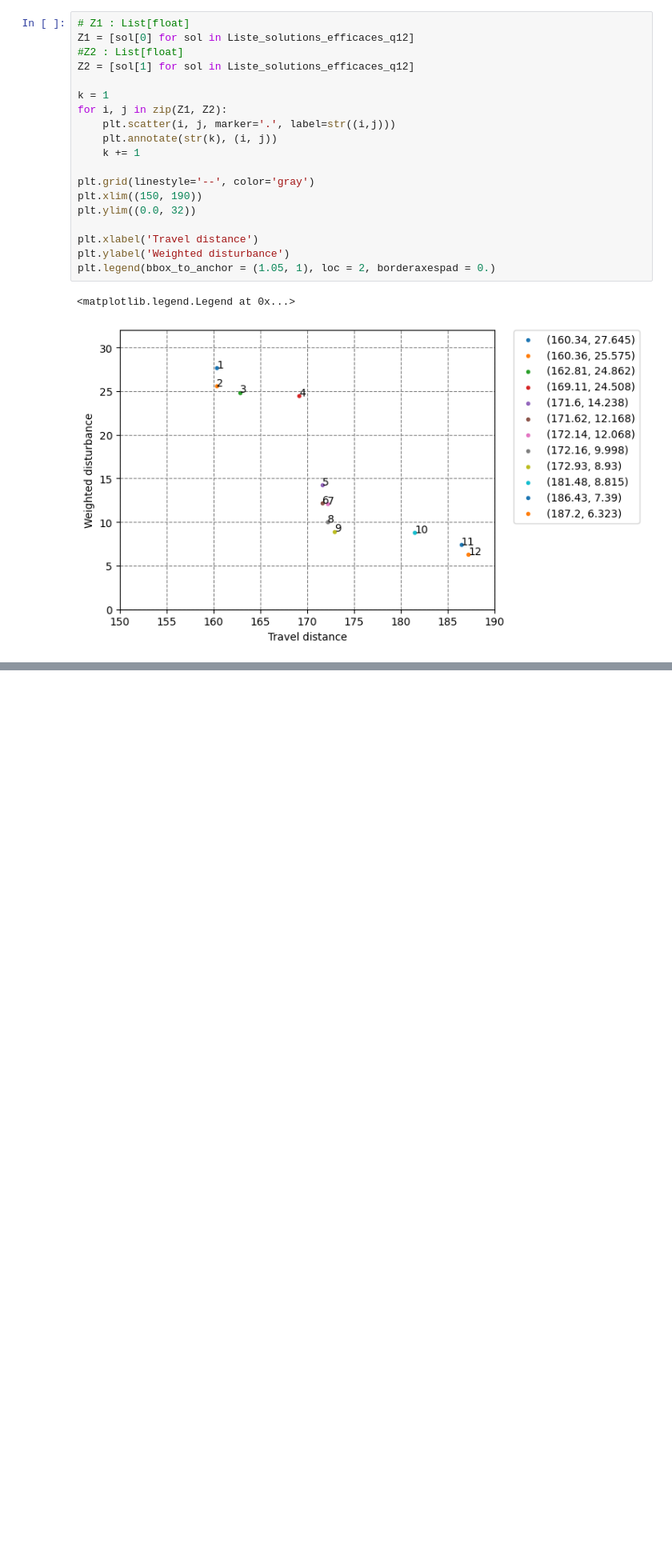
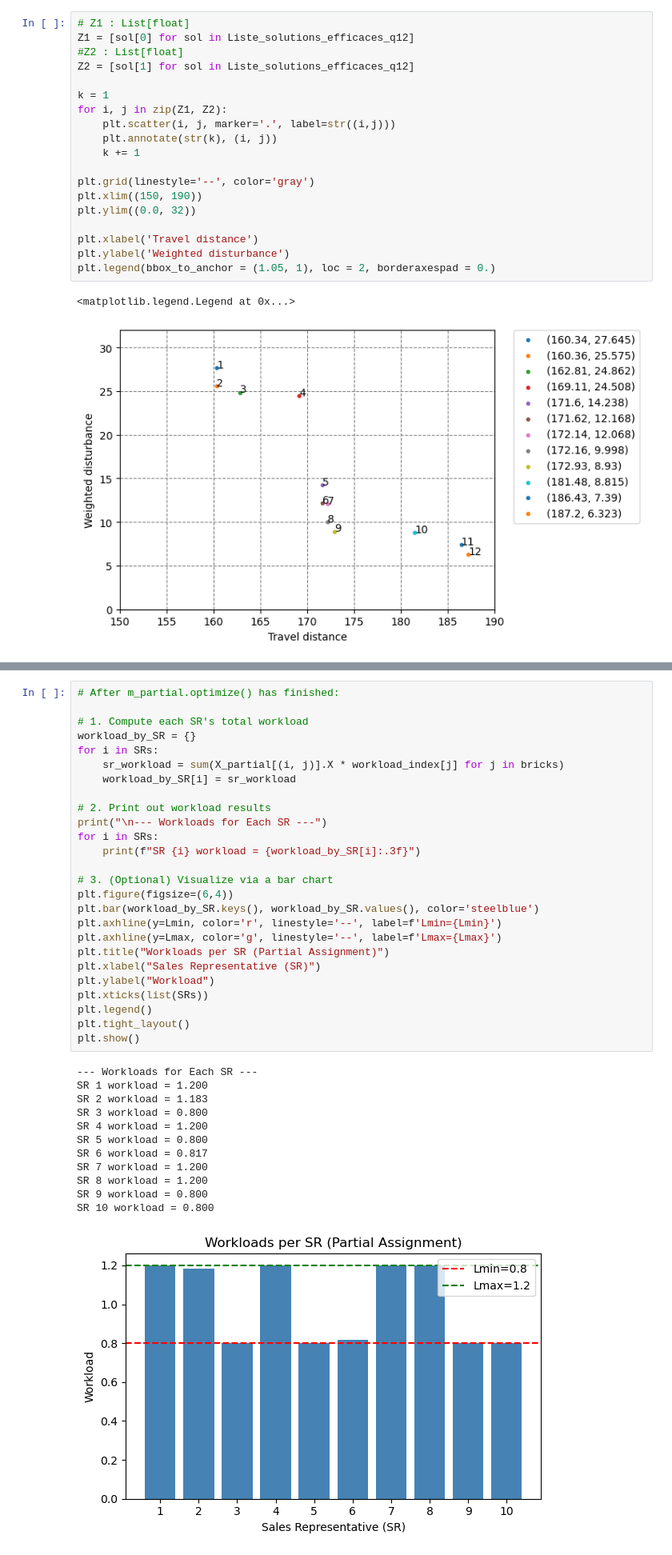
Before and after one commit to LucasTramonte/Decision-systems, a Jupyter notebook: main.ipynb, the cells around one changed output, grey strips where cells are left out. Shown at 80% size. Drawn from its saved outputs; the diff is of its cells as text; blank space fills up the shorter version.

```diff
--- a/main.ipynb
+++ b/main.ipynb
@@ -1232,0 +961,39 @@ No optimal solution found. (Status: 3)
+# %%
+# After m_partial.optimize() has finished:
+
+# 1. Compute each SR's total workload
+workload_by_SR = {}
+for i in SRs:
+    sr_workload = sum(X_partial[(i, j)].X * workload_index[j] for j in bricks)
+    workload_by_SR[i] = sr_workload
+
+# 2. Print out workload results
+print("\n--- Workloads for Each SR ---")
+for i in SRs:
+    print(f"SR {i} workload = {workload_by_SR[i]:.3f}")
+
+# 3. (Optional) Visualize via a bar chart
+plt.figure(figsize=(6,4))
+plt.bar(workload_by_SR.keys(), workload_by_SR.values(), color='steelblue')
+plt.axhline(y=Lmin, color='r', linestyle='--', label=f'Lmin={Lmin}')
+plt.axhline(y=Lmax, color='g', linestyle='--', label=f'Lmax={Lmax}')
+plt.title("Workloads per SR (Partial Assignment)")
+plt.xlabel("Sales Representative (SR)")
+plt.ylabel("Workload")
+plt.xticks(list(SRs))
+plt.legend()
+plt.tight_layout()
+plt.show()
+# %% [output]
+--- Workloads for Each SR ---
+SR 1 workload = 1.200
+SR 2 workload = 1.183
+SR 3 workload = 0.800
+SR 4 workload = 1.200
+SR 5 workload = 0.800
+SR 6 workload = 0.817
+SR 7 workload = 1.200
+SR 8 workload = 1.200
+SR 9 workload = 0.800
+SR 10 workload = 0.800
+[figure, added]
```
Also changed, not shown: parts of 47 cells of this notebook, 2 other files.
